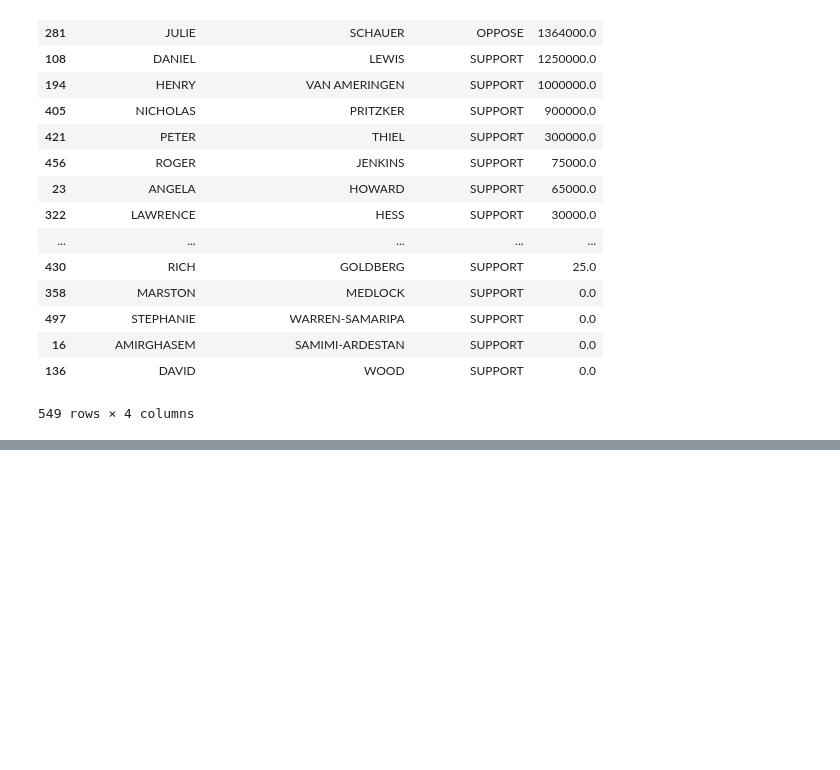
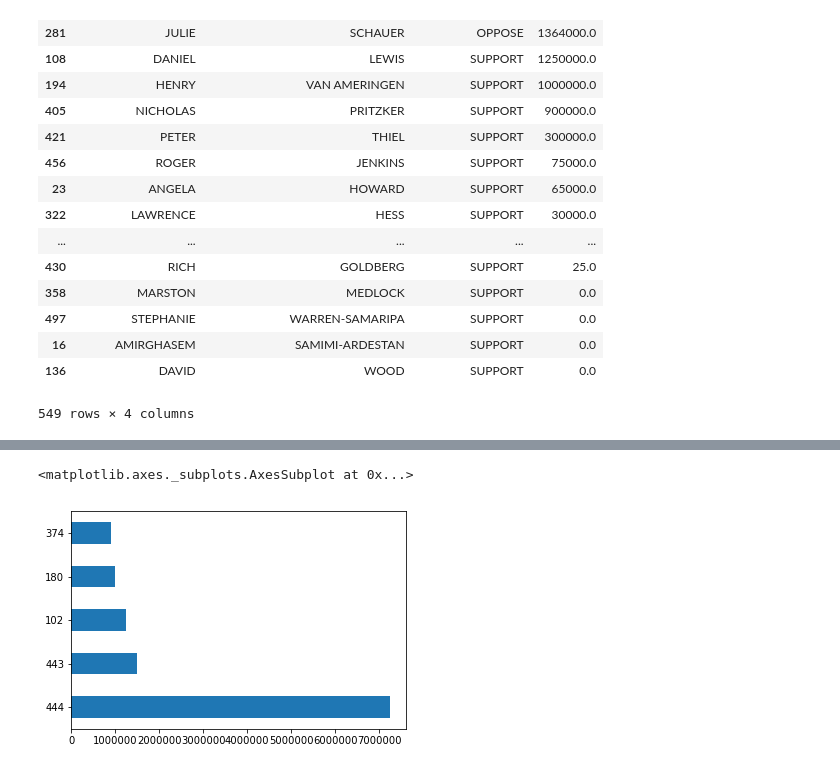
Before and after one commit to mharias/first-python-notebook, a Jupyter notebook: Code.ipynb, the cells around one changed output, grey strips where cells are left out. Cells and saved outputs as stored; diff of their text form; code cells hidden in the pictures; blank space fills up the shorter version.

```diff
--- a/Code.ipynb
+++ b/Code.ipynb
@@ -116,0 +142,5 @@ merged.groupby(["contributor_firstname", "contributor_lastname", "committee_posi
+# %%
+top_supporters.head(5).amount.plot.barh()
+# %% [output]
+<matplotlib.axes._subplots.AxesSubplot at 0x...>
+[figure, added]
```
Also changed, not shown: parts of 4 cells of this notebook.
